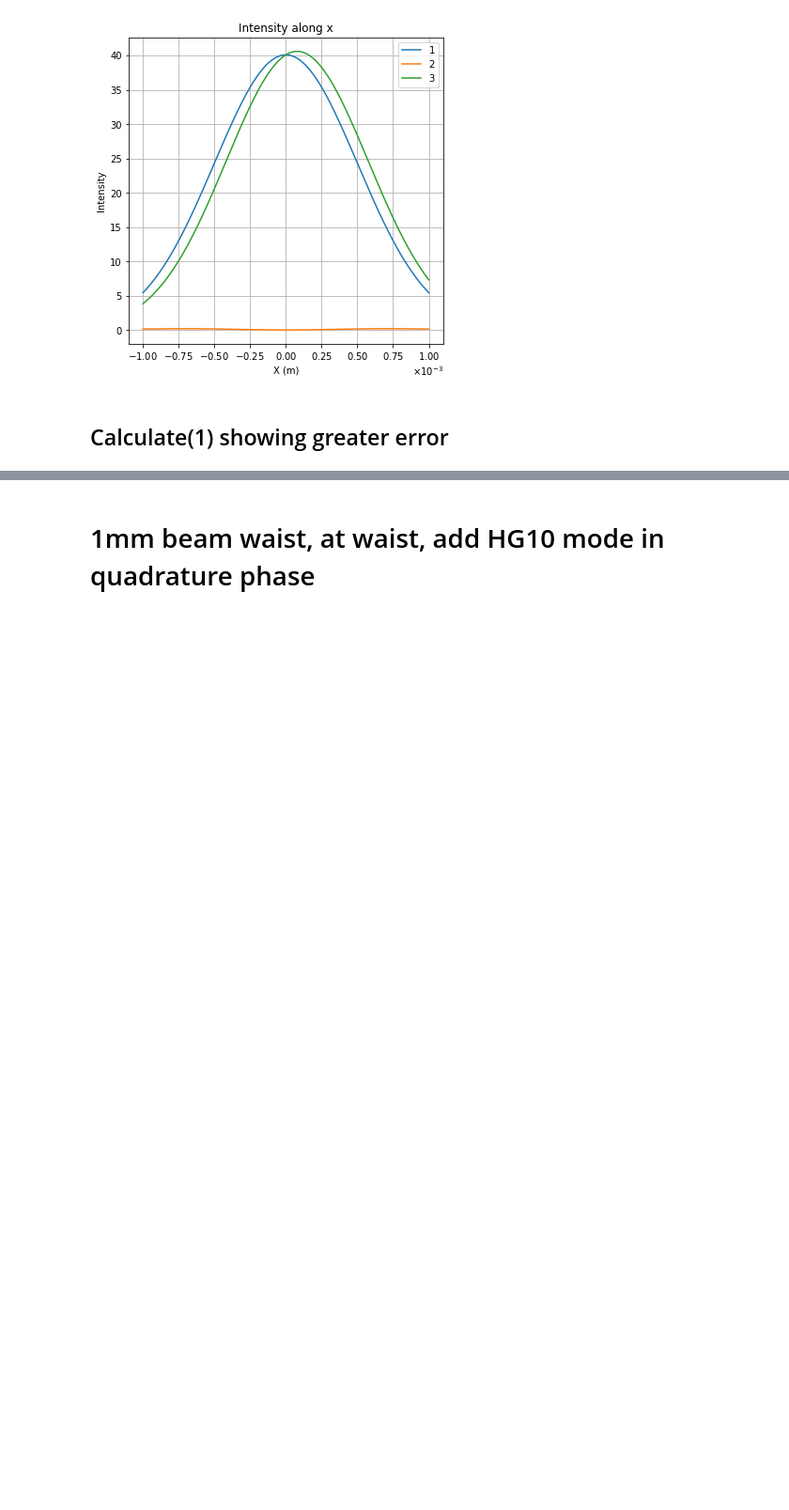
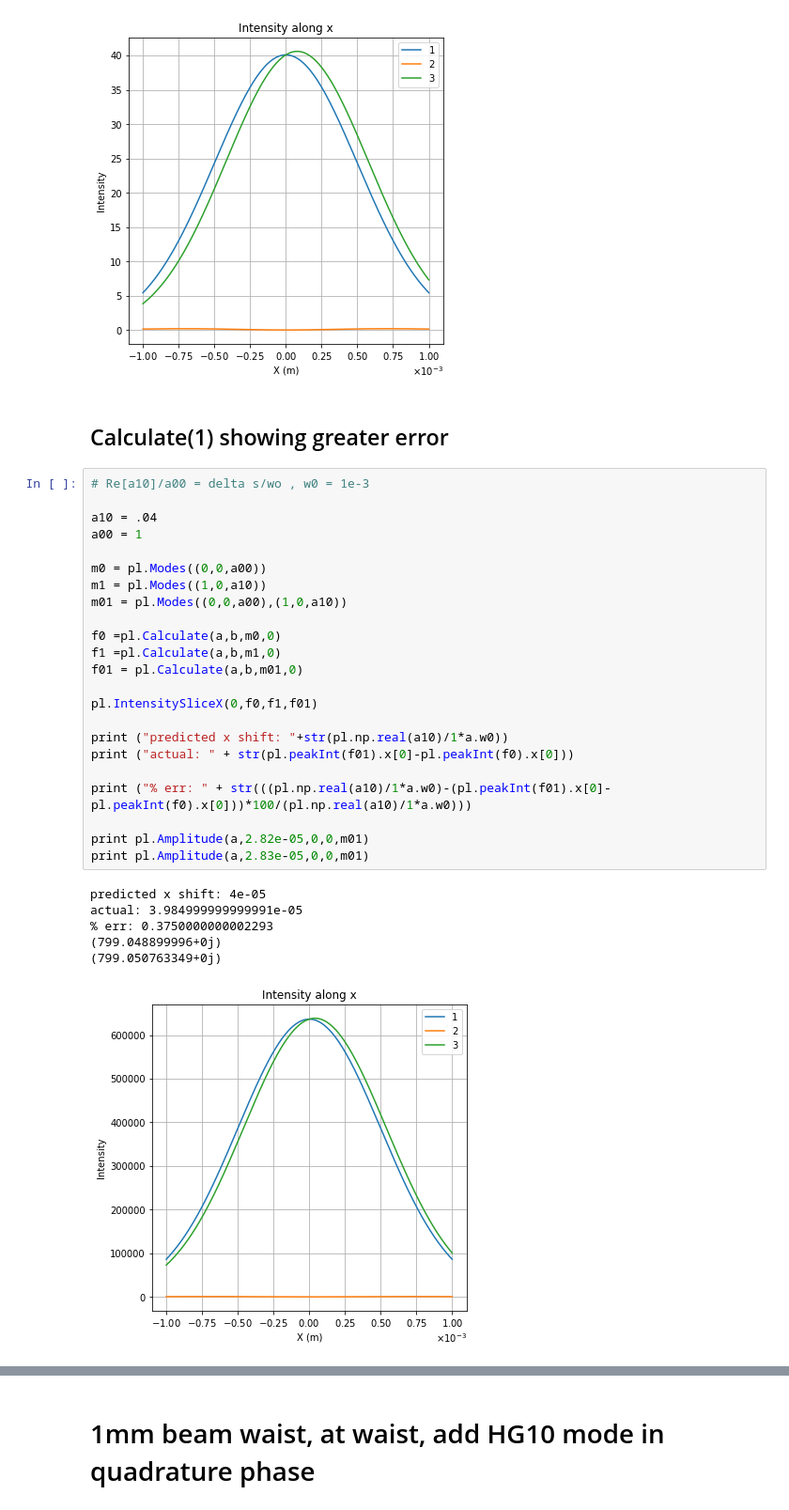
Before and after one commit to Edwards-Paul/Python-HG-Modes, a Jupyter notebook: HG Modes/Testing 01 Addition.ipynb, the cells around one changed output, grey strips where cells are left out. Shown: that part at 94% size. Drawn from its saved outputs; the diff is of its cells as text; blank space fills up the shorter version.

```diff
--- a/HG Modes/Testing 01 Addition.ipynb
+++ b/HG Modes/Testing 01 Addition.ipynb
@@ -84,6 +81,36 @@ actual: 7.899999999999986e-05
 [figure]
 # %% [markdown]
 ## Calculate(1) showing greater error
+# %%
+# Re[a10]/a00 = delta s/wo , w0 = 1e-3
+
+a10 = .04
+a00 = 1
+
+m0 = pl.Modes((0,0,a00))
+m1 = pl.Modes((1,0,a10))
+m01 = pl.Modes((0,0,a00),(1,0,a10))
+
+f0 =pl.Calculate(a,b,m0,0)
+f1 =pl.Calculate(a,b,m1,0)
+f01 = pl.Calculate(a,b,m01,0)
+
+pl.IntensitySliceX(0,f0,f1,f01)
+
+print ("predicted x shift: "+str(pl.np.real(a10)/1*a.w0))
+print ("actual: " + str(pl.peakInt(f01).x[0]-pl.peakInt(f0).x[0]))
+
+print ("% err: " + str(((pl.np.real(a10)/1*a.w0)-(pl.peakInt(f01).x[0]-pl.peakInt(f0).x[0]))*100/(pl.np.real(a10)/1*a.w0)))
+
+print pl.Amplitude(a,2.82e-05,0,0,m01)
+print pl.Amplitude(a,2.83e-05,0,0,m01)
+# %% [output]
+predicted x shift: 4e-05
+actual: 3.984999999999991e-05
+% err: 0.3750000000002293
+(799.048899996+0j)
+(799.050763349+0j)
+[figure, added]
 # %%
 # Re[a10]/a00 = delta s/wo , w0 = 1e-3
 
```
Also changed, not shown: parts of 7 cells of this notebook, 3 other files.
